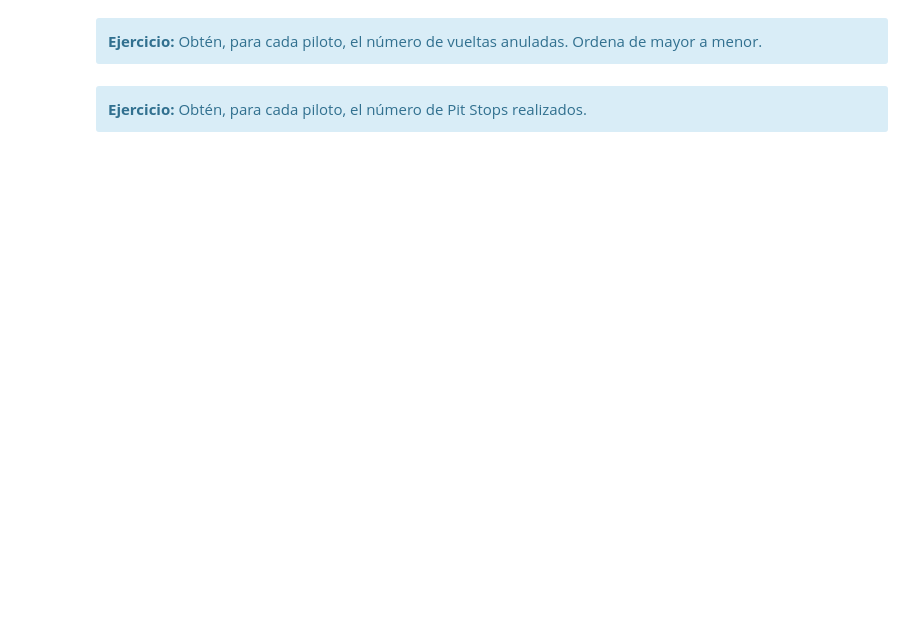
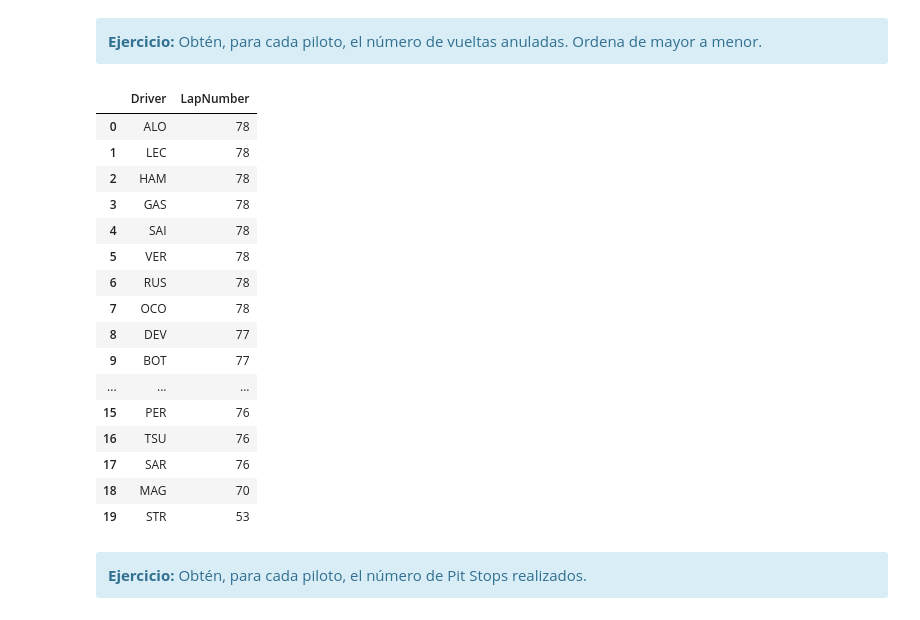
Before and after one commit to medinafdzz/Sistemas-Inteligentes, a Jupyter notebook: prácticas/ES/P2/P2.2-Preprocesado.ipynb, the cells around one changed output. Saved outputs shown, nothing was run; the diff lists cells and outputs as text; code cells hidden in the pictures; blank space fills up the shorter version.

```diff
--- a/prácticas/ES/P2/P2.2-Preprocesado.ipynb
+++ b/prácticas/ES/P2/P2.2-Preprocesado.ipynb
@@ -255,3 +652,25 @@ data.pivot_table(index=["Team", "Driver"], columns=["Compound"], values="LapNumb
+# %%
+# Tu código aquí
+# Número de vueltas por piloto ordenado de mayor a menor.
+data.groupby("Driver")["LapNumber"].max().sort_values(ascending=False).reset_index()
+# %% [output]
+|  | Driver | LapNumber |
+| 0 | ALO | 78 |
+| 1 | LEC | 78 |
+| 2 | HAM | 78 |
+| 3 | GAS | 78 |
+| 4 | SAI | 78 |
+| 5 | VER | 78 |
+| 6 | RUS | 78 |
+| 7 | OCO | 78 |
+| 8 | DEV | 77 |
+| 9 | BOT | 77 |
+| ... | ... | ... |
+| 15 | PER | 76 |
+| 16 | TSU | 76 |
+| 17 | SAR | 76 |
+| 18 | MAG | 70 |
+| 19 | STR | 53 |
 # %% [markdown]
 <div class="alert alert-block alert-info">
     <b>Ejercicio:</b> Obtén, para cada piloto, el número de Pit Stops realizados.
```
Also changed, not shown: parts of 47 cells of this notebook.
